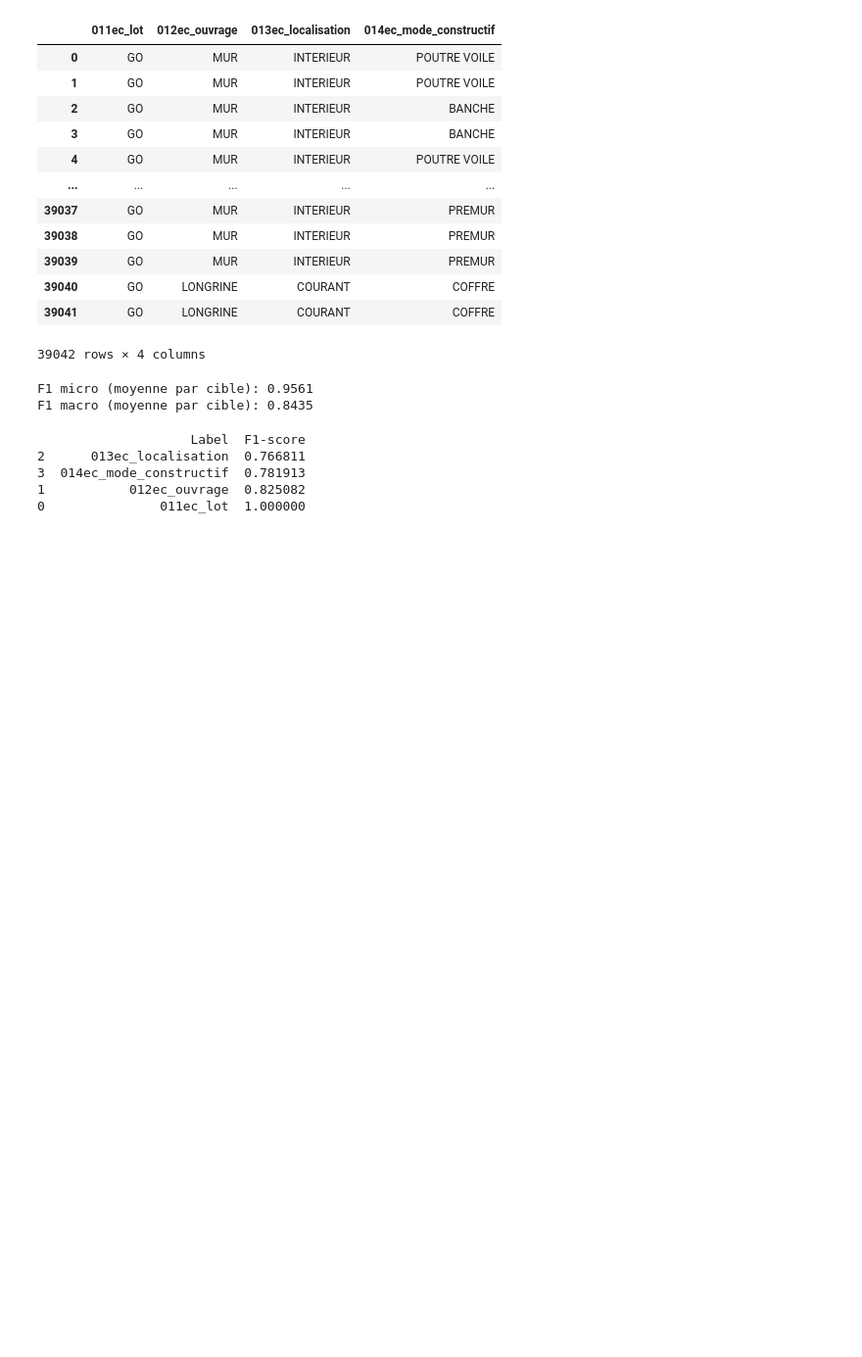
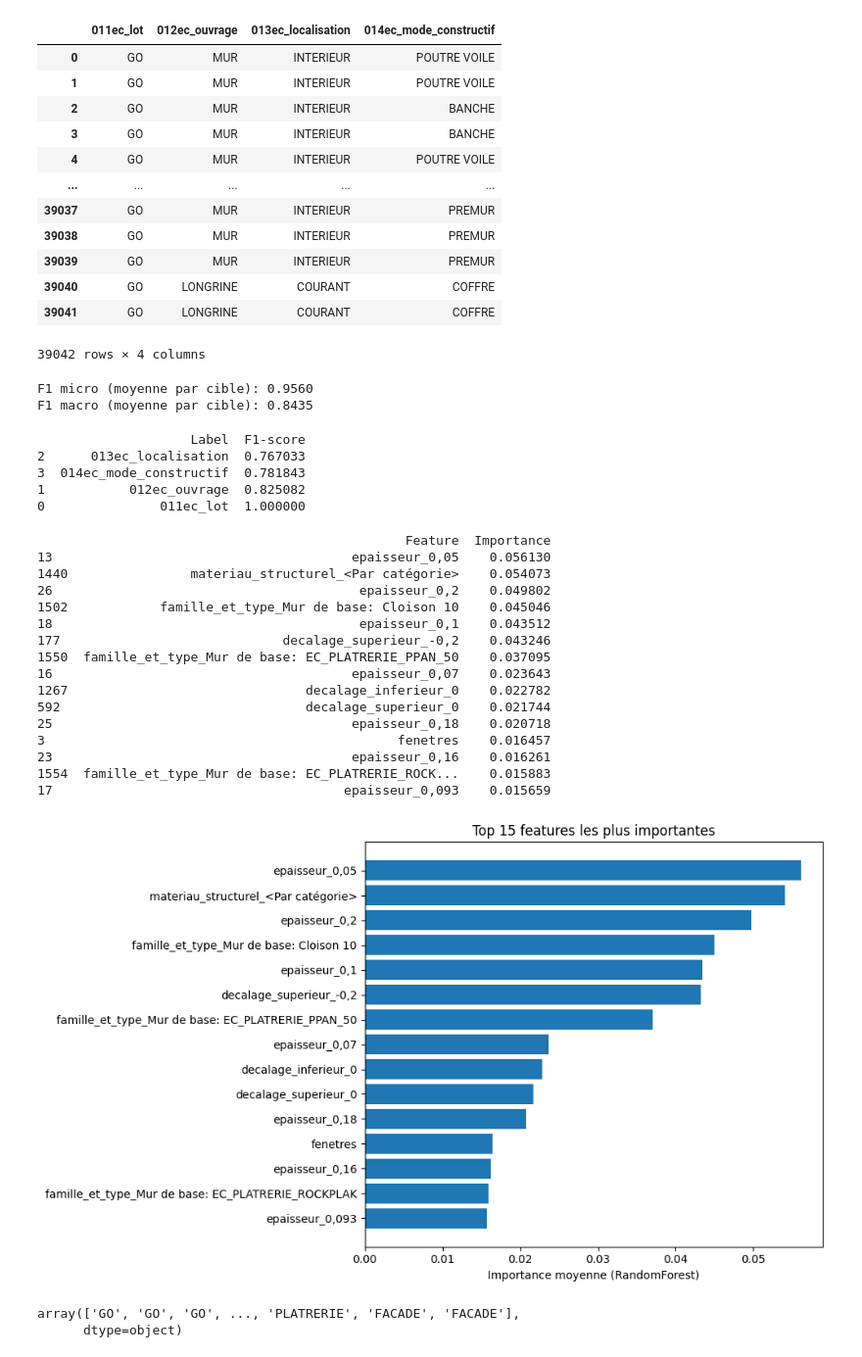
Before and after one commit to fqbq69/BIMpredict-, a Jupyter notebook: notebooks/fabian/RandomForest"murs".ipynb, the cells around one changed output. Shown at 98% size. Cells and saved outputs as stored; diff of their text form; code cells hidden in the pictures; blank space fills up the shorter version.

```diff
--- a/notebooks/fabian/RandomForest"murs".ipynb
+++ b/notebooks/fabian/RandomForest"murs".ipynb
@@ -204,7 +204,7 @@ preprocessor = ColumnTransformer(
 # Pipeline complet avec MultiOutputClassifier
 pipeline = Pipeline([
     ('preprocessor', preprocessor),
-    ('model', MultiOutputClassifier(RandomForestClassifier(n_estimators=5000, random_state=42)))
+    ('model', MultiOutputClassifier(RandomForestClassifier(n_estimators=1000, random_state=42)))
 ])
 
 # Split train/test
@@ -277,7 +277,7 @@ f1_macro_mean = np.mean(f1_macro_list)
 print(f"F1 micro (moyenne par cible): {f1_micro_mean:.4f}")
 print(f"F1 macro (moyenne par cible): {f1_macro_mean:.4f}")
 # %% [output]
-F1 micro (moyenne par cible): 0.9561
+F1 micro (moyenne par cible): 0.9560
 F1 macro (moyenne par cible): 0.8435
 # %%
 import pandas as pd
@@ -304,7 +304,69 @@ f1_report = f1_report.sort_values(by='F1-score')
 print(f1_report)
 # %% [output]
                     Label  F1-score
-2      013ec_localisation  0.766811
-3  014ec_mode_constructif  0.781913
+2      013ec_localisation  0.767033
+3  014ec_mode_constructif  0.781843
 1           012ec_ouvrage  0.825082
 0               011ec_lot  1.000000
+# %%
+import numpy as np
+import pandas as pd
+import matplotlib.pyplot as plt
+
+# Récupérer le modèle entraîné
+rf_multi = pipeline.named_steps['model']
+
+# Récupérer les noms des features après preprocessing
+feature_names = []
+if 'preprocessor' in pipeline.named_steps:
+    preprocessor = pipeline.named_steps['preprocessor']
+    num_features_out = num_features
+    # Pour les features catégorielles, récupérer les noms encodés
+    cat_features_out = []
+    if cat_features:
+        encoder = preprocessor.named_transformers_['cat'].named_steps['encoder']
+        cat_features_out = encoder.get_feature_names_out(cat_features)
+    feature_names = list(num_features_out) + list(cat_features_out)
+else:
+    feature_names = list(X.columns)
+
+# Calculer l'importance moyenne des features sur toutes les cibles
+importances = np.mean([est.feature_importances_ for est in rf_multi.estimators_], axis=0)
+
+# DataFrame pour affichage
+feat_imp = pd.DataFrame({'Feature': feature_names, 'Importance': importances})
+feat_imp = feat_imp.sort_values(by='Importance', ascending=False)
+
+# Afficher les 15 features les plus importantes
+print(feat_imp.head(15))
+
+# Visualisation
+plt.figure(figsize=(10,6))
+plt.barh(feat_imp['Feature'][:15][::-1], feat_imp['Importance'][:15][::-1])
+plt.xlabel("Importance moyenne (RandomForest)")
+plt.title("Top 15 features les plus importantes")
+plt.tight_layout()
+plt.show()
+# %% [output]
+                                                Feature  Importance
+13                                       epaisseur_0,05    0.056130
+1440                materiau_structurel_<Par catégorie>    0.054073
+26                                        epaisseur_0,2    0.049802
+1502            famille_et_type_Mur de base: Cloison 10    0.045046
+18                                        epaisseur_0,1    0.043512
+177                             decalage_superieur_-0,2    0.043246
+1550  famille_et_type_Mur de base: EC_PLATRERIE_PPAN_50    0.037095
+16                                       epaisseur_0,07    0.023643
+1267                               decalage_inferieur_0    0.022782
+592                                decalage_superieur_0    0.021744
+25                                       epaisseur_0,18    0.020718
+3                                              fenetres    0.016457
+23                                       epaisseur_0,16    0.016261
+1554  famille_et_type_Mur de base: EC_PLATRERIE_ROCK...    0.015883
+17                                      epaisseur_0,093    0.015659
+[figure, added]
+# %%
+y_pred[:, 0]
+# %% [output]
+array(['GO', 'GO', 'GO', ..., 'PLATRERIE', 'FACADE', 'FACADE'],
+      dtype=object)
```
Also changed, not shown: parts of 4 cells of this notebook.
